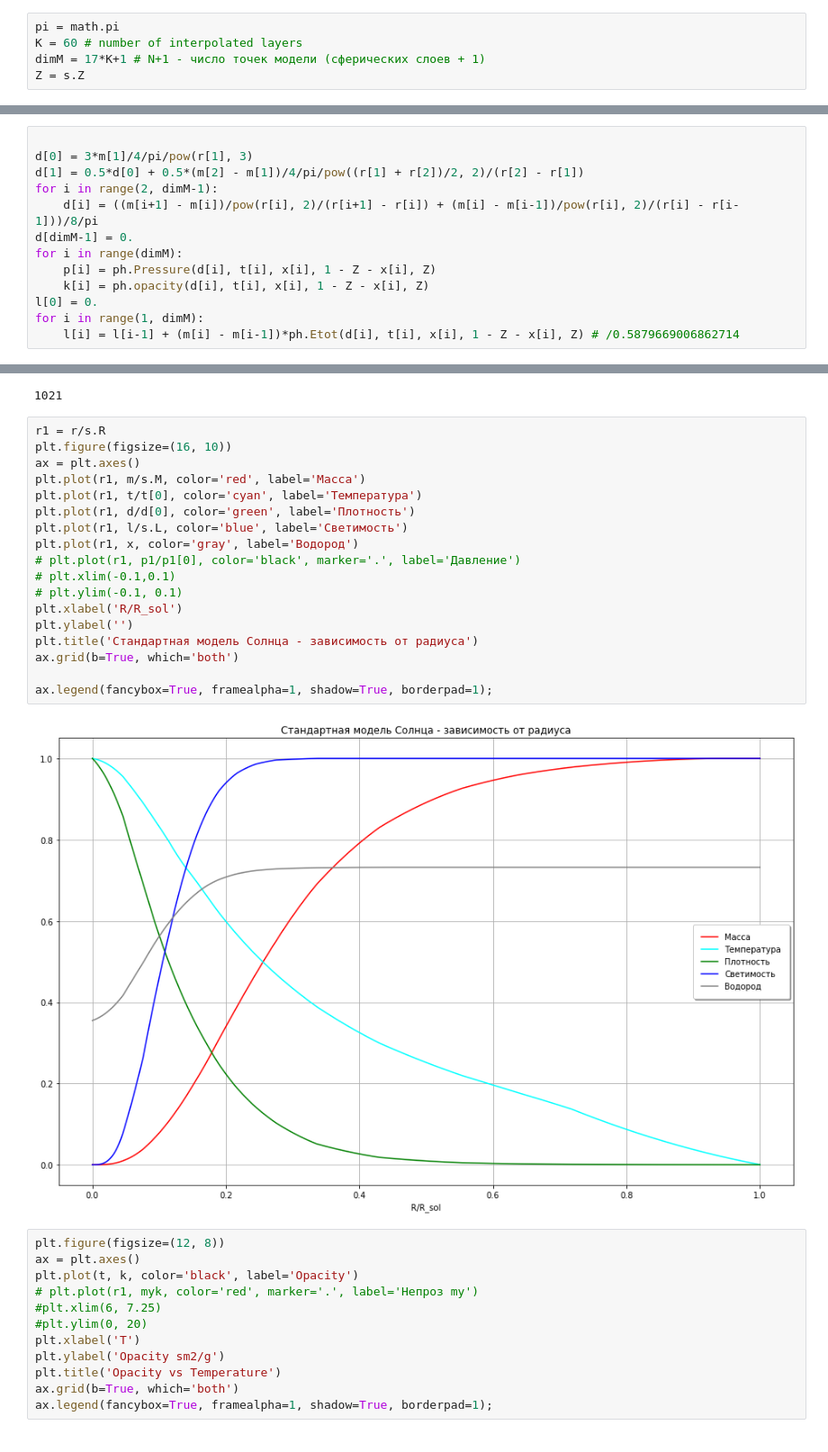
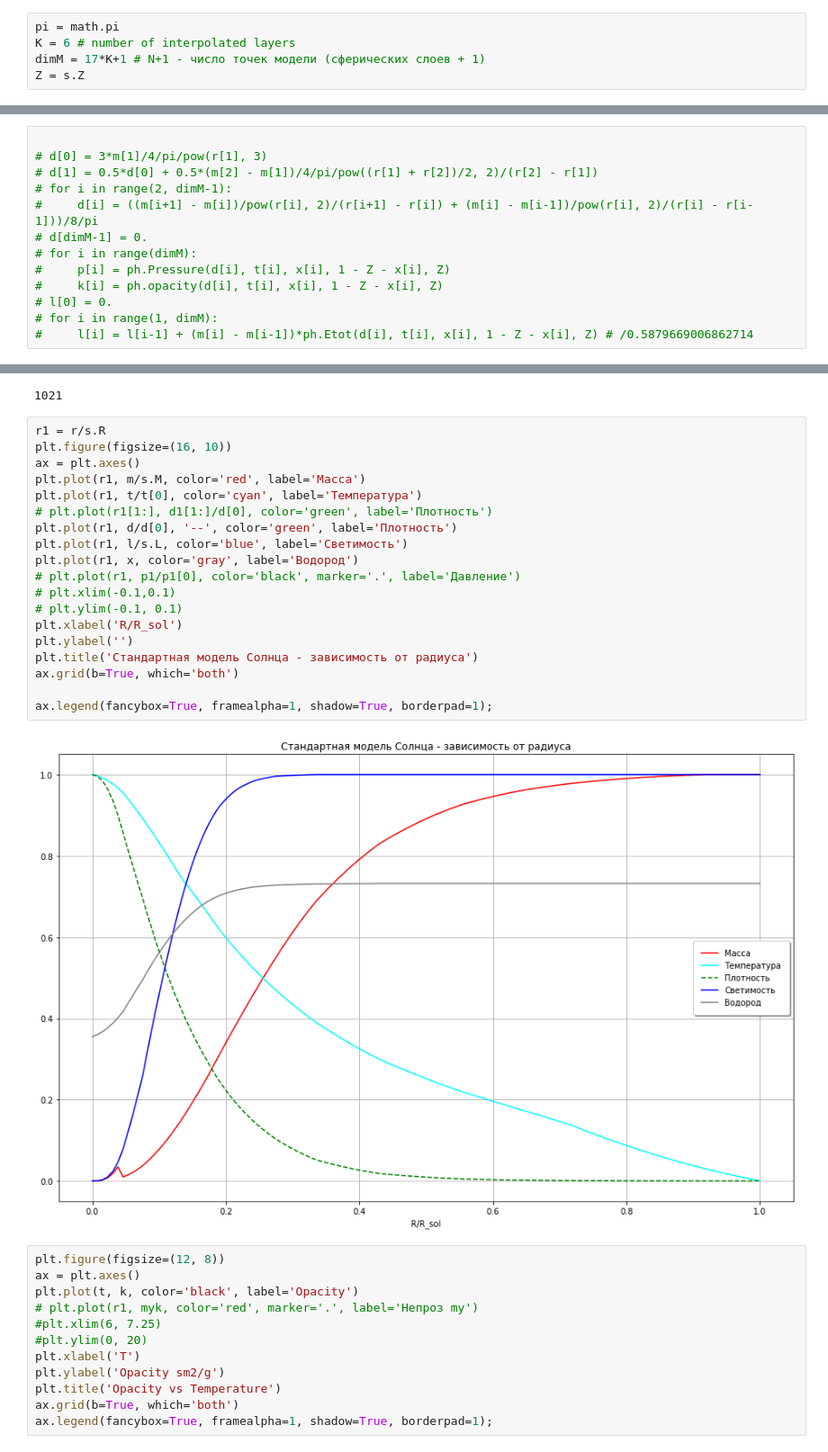
Before and after one commit to boangri/StarModels, a Jupyter notebook: VarModel.ipynb, the cells around one changed output, grey strips where cells are left out. Shown: that part at 90% size. Cells and saved outputs as stored; diff of their text form.

```diff
--- a/VarModel.ipynb
+++ b/VarModel.ipynb
@@ -30,6 +30,6 @@ SSM18 version 1.4
 # %%
 pi = math.pi
-K = 60 # number of interpolated layers
+K = 6 # number of interpolated layers
 dimM = 17*K+1 # N+1 - число точек модели (сферических слоев + 1)
 Z = s.Z
 # %%
@@ -71,13 +67,13 @@ x.shape
 # %%
 
-d[0] = 3*m[1]/4/pi/pow(r[1], 3)
-d[1] = 0.5*d[0] + 0.5*(m[2] - m[1])/4/pi/pow((r[1] + r[2])/2, 2)/(r[2] - r[1])
-for i in range(2, dimM-1):
-    d[i] = ((m[i+1] - m[i])/pow(r[i], 2)/(r[i+1] - r[i]) + (m[i] - m[i-1])/pow(r[i], 2)/(r[i] - r[i-1]))/8/pi
-d[dimM-1] = 0.
-for i in range(dimM):
-    p[i] = ph.Pressure(d[i], t[i], x[i], 1 - Z - x[i], Z)
-    k[i] = ph.opacity(d[i], t[i], x[i], 1 - Z - x[i], Z)
-l[0] = 0.
-for i in range(1, dimM):
-    l[i] = l[i-1] + (m[i] - m[i-1])*ph.Etot(d[i], t[i], x[i], 1 - Z - x[i], Z) # /0.5879669006862714
+# d[0] = 3*m[1]/4/pi/pow(r[1], 3)
+# d[1] = 0.5*d[0] + 0.5*(m[2] - m[1])/4/pi/pow((r[1] + r[2])/2, 2)/(r[2] - r[1])
+# for i in range(2, dimM-1):
+#     d[i] = ((m[i+1] - m[i])/pow(r[i], 2)/(r[i+1] - r[i]) + (m[i] - m[i-1])/pow(r[i], 2)/(r[i] - r[i-1]))/8/pi
+# d[dimM-1] = 0.
+# for i in range(dimM):
+#     p[i] = ph.Pressure(d[i], t[i], x[i], 1 - Z - x[i], Z)
+#     k[i] = ph.opacity(d[i], t[i], x[i], 1 - Z - x[i], Z)
+# l[0] = 0.
+# for i in range(1, dimM):
+#     l[i] = l[i-1] + (m[i] - m[i-1])*ph.Etot(d[i], t[i], x[i], 1 - Z - x[i], Z) # /0.5879669006862714
@@ -202,23 +147,24 @@ dimM
 # %%
 r1 = r/s.R
 plt.figure(figsize=(16, 10))
 ax = plt.axes()
 plt.plot(r1, m/s.M, color='red', label='Масса')
 plt.plot(r1, t/t[0], color='cyan', label='Температура')
-plt.plot(r1, d/d[0], color='green', label='Плотность')
+# plt.plot(r1[1:], d1[1:]/d[0], color='green', label='Плотность')
+plt.plot(r1, d/d[0], '--', color='green', label='Плотность')
 plt.plot(r1, l/s.L, color='blue', label='Светимость')
 plt.plot(r1, x, color='gray', label='Водород')
 # plt.plot(r1, p1/p1[0], color='black', marker='.', label='Давление')
 # plt.xlim(-0.1,0.1)
 # plt.ylim(-0.1, 0.1)
 plt.xlabel('R/R_sol')
 plt.ylabel('')
 plt.title('Стандартная модель Солнца - зависимость от радиуса')
 ax.grid(b=True, which='both')
 
 ax.legend(fancybox=True, framealpha=1, shadow=True, borderpad=1);
 # %% [output]
-[figure, old version]
+[figure, new version]
 # %%
 plt.figure(figsize=(12, 8))
 ax = plt.axes()
```
Also changed, not shown: parts of 10 cells of this notebook, 2 other files.
